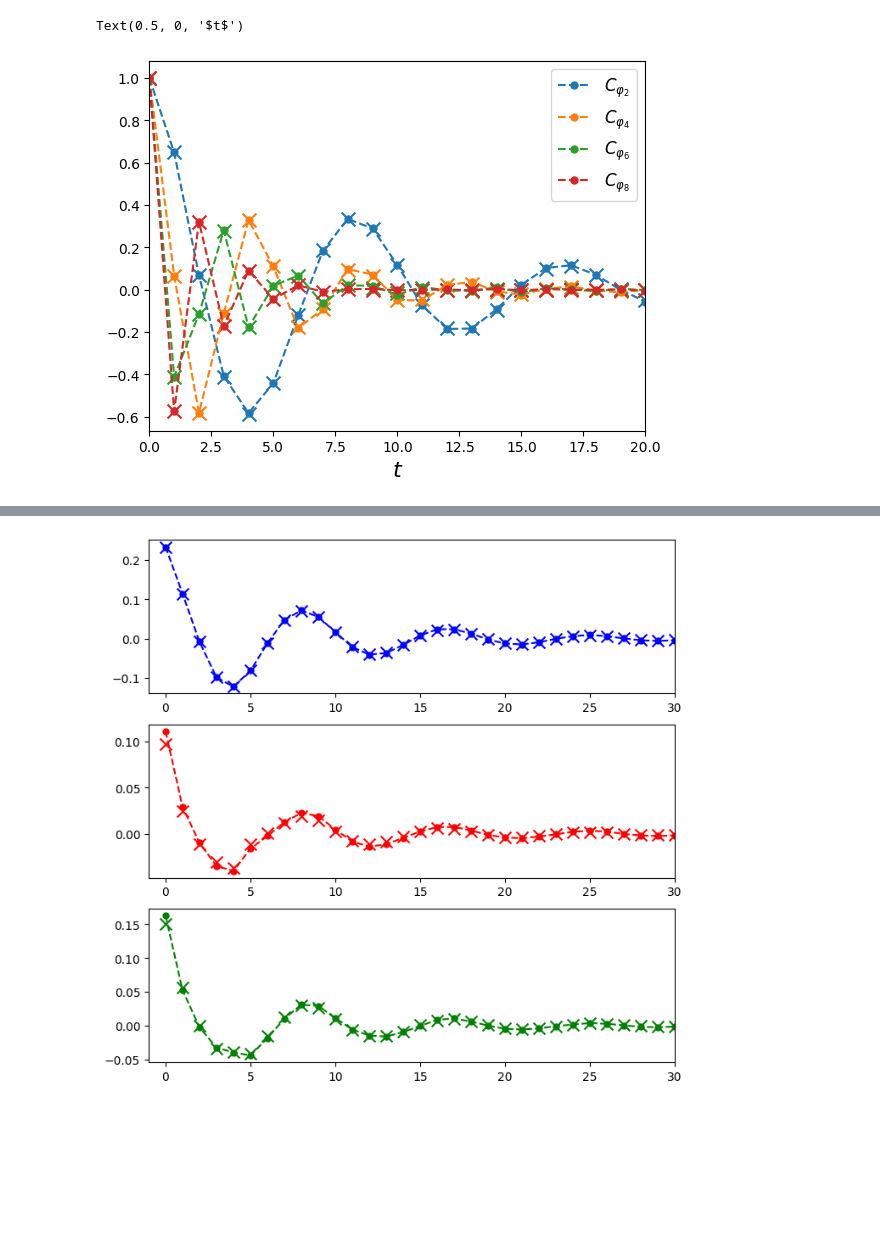
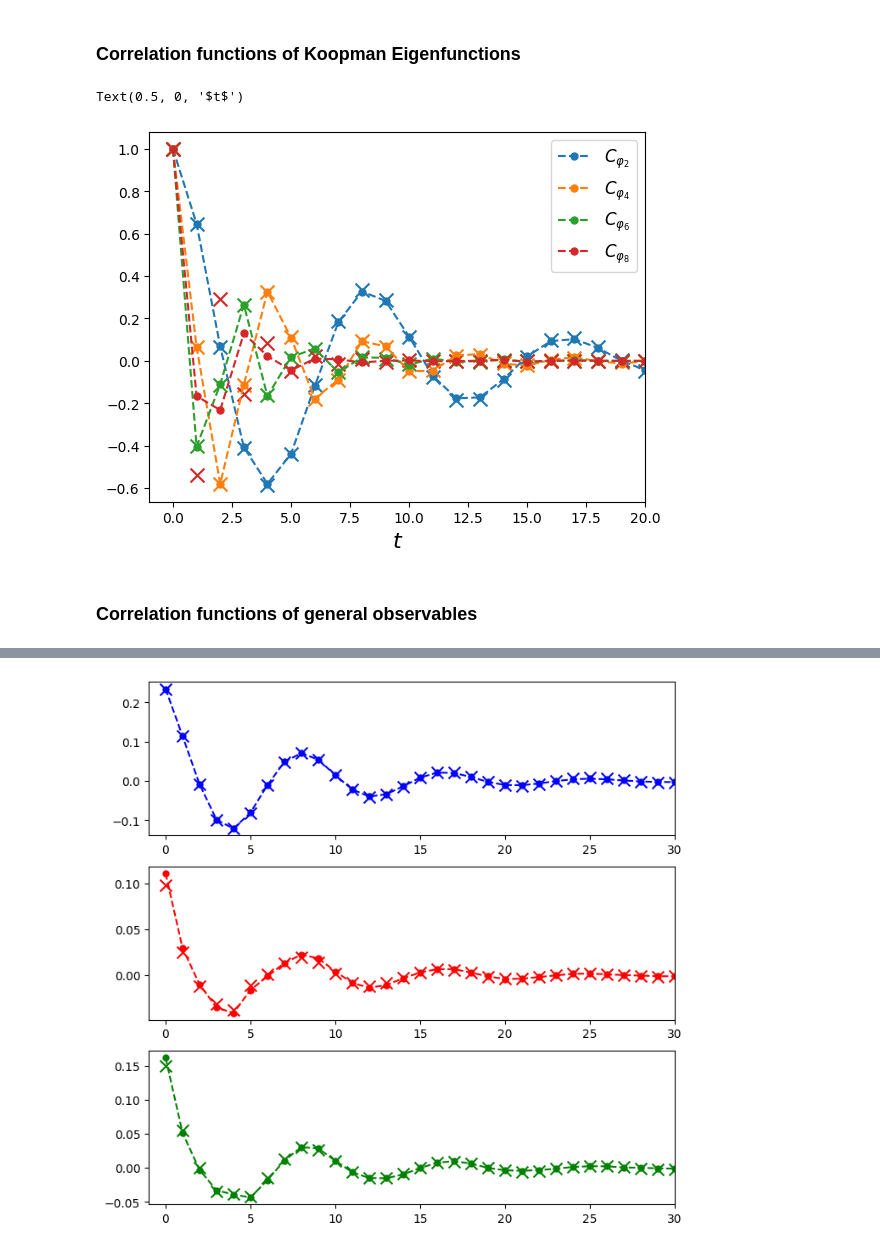
Before and after one commit to niccozagli/KoopmanismResponse, a Jupyter notebook: notebooks/GeneralisedArnoldMap.ipynb, the cells around one changed output, grey strips where cells are left out. Drawn from its saved outputs; the diff is of its cells as text; code cells hidden in the pictures; blank space fills up the shorter version.

```diff
--- a/notebooks/GeneralisedArnoldMap.ipynb
+++ b/notebooks/GeneralisedArnoldMap.ipynb
@@ -17,4 +15,5 @@ two_dim_map = Arnold_map()
 # %%
+two_dim_map = Arnold_map()
 two_dim_map.set_random_initial_condition()
-two_dim_map.M = 2*10**6
+two_dim_map.M = 10**5
 t, X = two_dim_map.integrate()
@@ -46,0 +32,20 @@ ax.scatter(np.real(nus_det),-np.imag(nus_det),color='r')
+# %%
+tsvd = TSVD(rel_threshold=10**-4)
+_ = tsvd.decompose(edmd)
+tsvd.get_spectral_properties()
+
+fig, ax = plt.subplots()
+thetas = np.linspace(0,2*np.pi,100)
+ax.plot(np.cos(thetas),np.sin(thetas))
+ax.set_aspect('equal')
+
+
+nus_plot = nus[:17]
+ax.scatter(np.real(nus_plot), np.imag(nus_plot))
+mu = two_dim_map.mu_abs * np.exp(1j*( two_dim_map.alpha))
+nus_det = (- mu)**(np.arange(10))
+ax.scatter(np.real(nus_det),np.imag(nus_det),color='r')
+ax.scatter(np.real(nus_det),-np.imag(nus_det),color='r')
+
+nus_plot = tsvd.eigenvalues[:17]
+ax.scatter(np.real(nus_plot), np.imag(nus_plot) )
@@ -47,19 +55,21 @@ ax.scatter(np.real(nus_det),-np.imag(nus_det),color='r')
+# %% [markdown]
+### Correlation functions of Koopman Eigenfunctions
 # %%
 numbers = [1,3,5,7]
 nlags = 30
 max_time = min(X.shape[0],10**5)
 Phi_traj = edmd.evaluate_koopman_eigenfunctions_batch(X[:max_time,:],V)
 fig , ax = plt.subplots()
 
 for i,number in enumerate(numbers):
     lags, cf = get_acf(Phi_traj[:,number], nlags = nlags,Dt=1)
-    cf_th = np.real( nus[number]**lags )
+    cf_th = np.real( tsvd.eigenvalues[number]**lags )
     ax.plot(lags,cf/cf[0],'--o',label= fr"$C_{{ \varphi_{number+1} }}$",markersize=5 )
     ax.scatter(lags,cf_th /cf_th[0],marker= 'x',s=100 )
-    ax.set_xlim(0,20)
+    ax.set_xlim(-1,20)
 
 ax.legend(fontsize=12)
 ax.set_xlabel("$t$",size=16)
 # %% [output]
 Text(0.5, 0, '$t$')
-[figure, old version]
+[figure, new version]
@@ -71,3 +76,5 @@ Text(0.5, 0, '$t$')
+# %% [markdown]
+### Correlation functions of general observables
 # %%
 # Correlation functions from trajectory
 x , y = X[:max_time,0] , X[:max_time,1]
```
Also changed, not shown: parts of 44 cells of this notebook, 2 other files.
